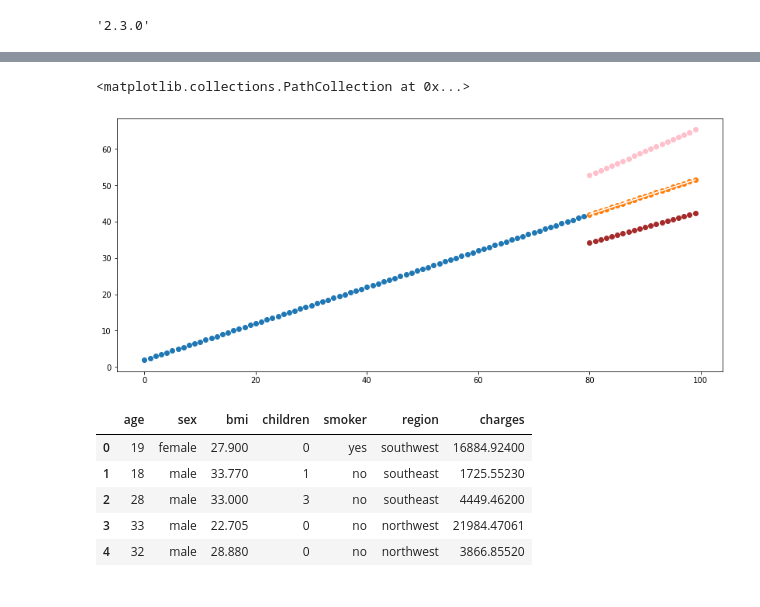
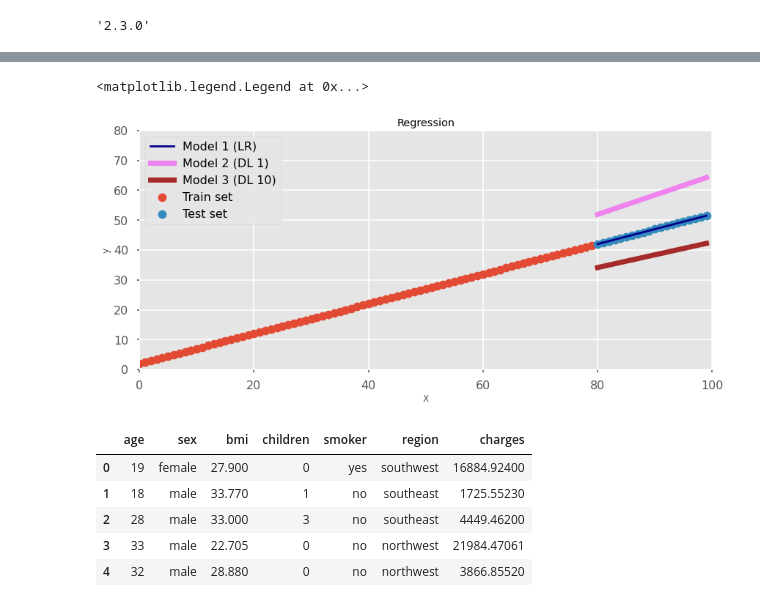
Before and after one commit to RomanMykolaichuk/ml2021, a Jupyter notebook: Lections/lection6(NN regression)/lection6.ipynb, the cells around one changed output, grey strips where cells are left out. Saved outputs shown, nothing was run; the diff lists cells and outputs as text; code cells hidden in the pictures.

```diff
--- a/Lections/lection6(NN regression)/lection6.ipynb
+++ b/Lections/lection6(NN regression)/lection6.ipynb
@@ -166,14 +232,23 @@ array([[ 7.8516045 ,  8.351604  ,  8.851604  ,  9.351604  ,  9.851604  ,
 # %%
+matplotlib.style.use('ggplot')
+
 fig, sp = plt.subplots(figsize=(14,6))
 
-sp.scatter(X_train,y_train)
-sp.scatter(X_test,y_test)
-sp.plot(X_test,y1_hat, c="white")
-sp.scatter(X_test,y2_hat, c="pink")
-sp.scatter(X_test,y3_hat, c="brown")
+sp.scatter(X_train,y_train, label='Train set')
+sp.scatter(X_test,y_test, label='Test set')
+sp.plot(X_test,y1_hat, c="darkblue", label='Model 1 (LR)')
+sp.plot(X_test,y2_hat, c="violet", label='Model 2 (DL 1)', linewidth=7)
+sp.plot(X_test,y3_hat, c="brown", label='Model 3 (DL 10)', linewidth=7)
+
+sp.set_title('Regression')
+sp.set_xlabel('X')
+sp.set_ylabel('y')
+sp.set_xlim(0,100)
+sp.set_ylim(0,80)
+sp.legend(loc=('upper left'))
 # %% [output]
-<matplotlib.collections.PathCollection at 0x...>
+<matplotlib.legend.Legend at 0x...>
-[figure, old version]
+[figure, new version]
 # %%
 import pandas as pd
 
```
Also changed, not shown: parts of 13 cells of this notebook.
